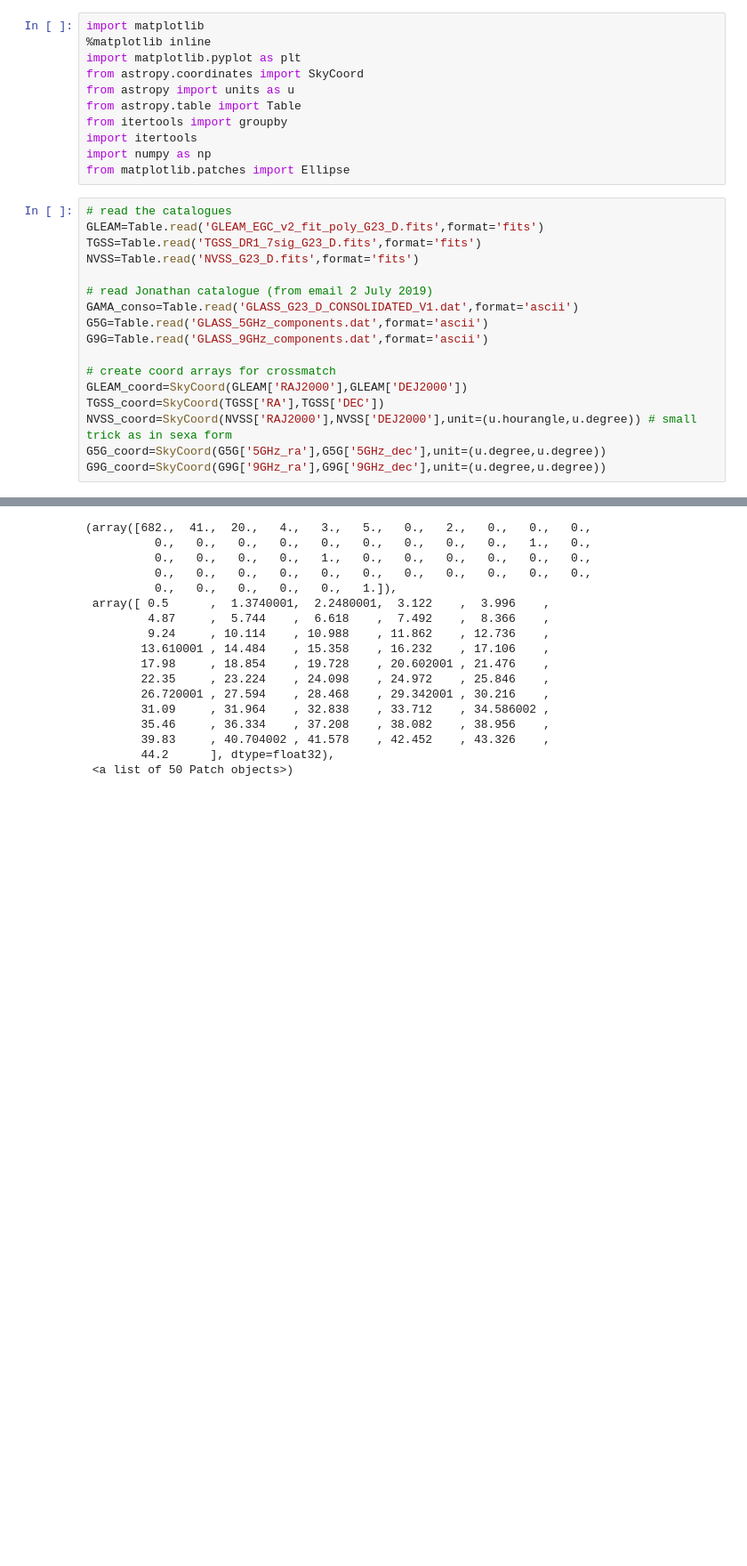
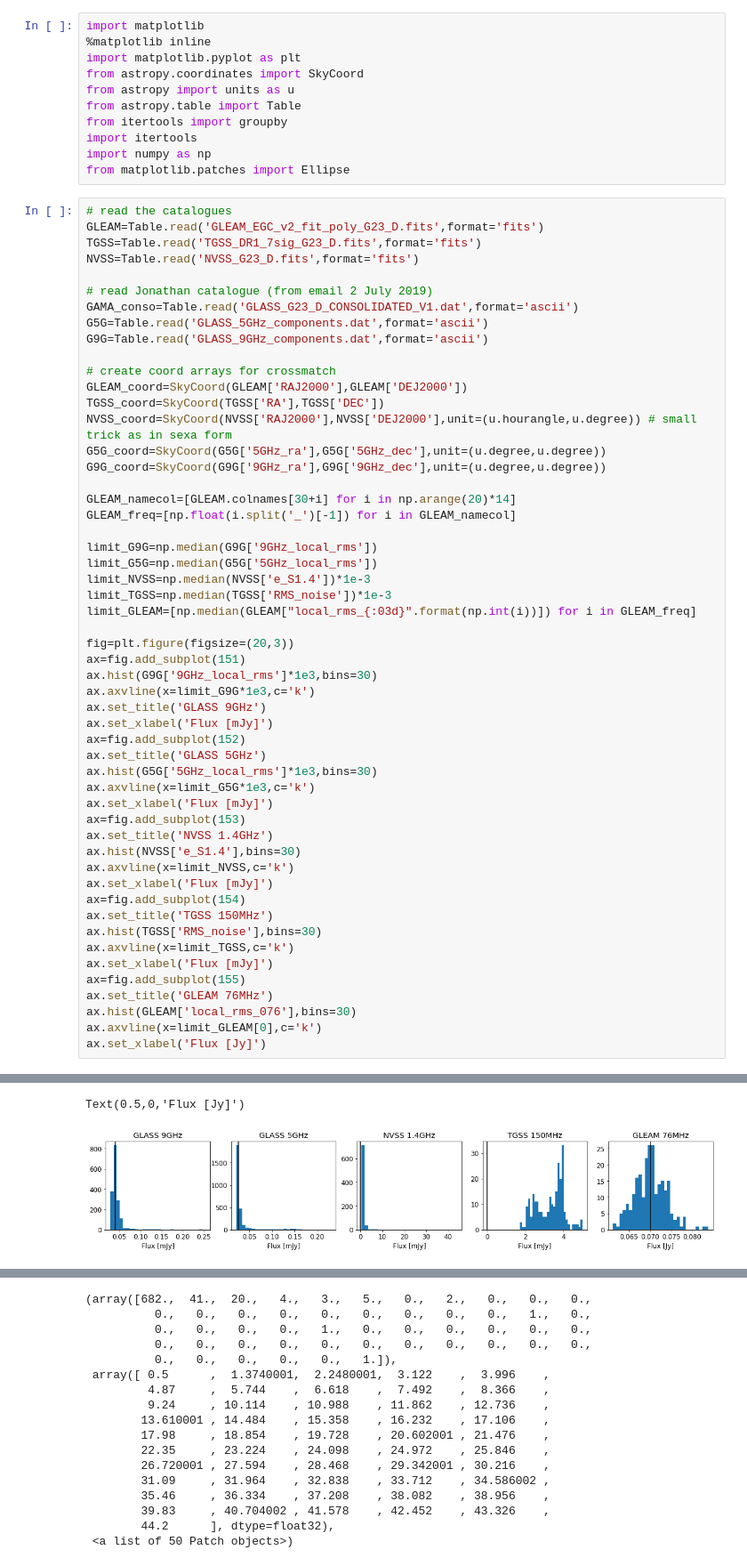
Before and after one commit to gdrouart/GLASS_SED_exploration, a Jupyter notebook: exploration_SED_GLASS.ipynb, the cells around one changed output, grey strips where cells are left out. Shown: that part at 89% size. Cells and saved outputs as stored; diff of their text form; blank space fills up the shorter version.

```diff
--- a/exploration_SED_GLASS.ipynb
+++ b/exploration_SED_GLASS.ipynb
@@ -12,22 +12,60 @@ from matplotlib.patches import Ellipse
 # %%
 # read the catalogues
 GLEAM=Table.read('GLEAM_EGC_v2_fit_poly_G23_D.fits',format='fits')
 TGSS=Table.read('TGSS_DR1_7sig_G23_D.fits',format='fits')
 NVSS=Table.read('NVSS_G23_D.fits',format='fits')
 
 # read Jonathan catalogue (from email 2 July 2019)
 GAMA_conso=Table.read('GLASS_G23_D_CONSOLIDATED_V1.dat',format='ascii')
 G5G=Table.read('GLASS_5GHz_components.dat',format='ascii')
 G9G=Table.read('GLASS_9GHz_components.dat',format='ascii')
 
 # create coord arrays for crossmatch
 GLEAM_coord=SkyCoord(GLEAM['RAJ2000'],GLEAM['DEJ2000'])
 TGSS_coord=SkyCoord(TGSS['RA'],TGSS['DEC'])
 NVSS_coord=SkyCoord(NVSS['RAJ2000'],NVSS['DEJ2000'],unit=(u.hourangle,u.degree)) # small trick as in sexa form
 G5G_coord=SkyCoord(G5G['5GHz_ra'],G5G['5GHz_dec'],unit=(u.degree,u.degree))
 G9G_coord=SkyCoord(G9G['9GHz_ra'],G9G['9GHz_dec'],unit=(u.degree,u.degree))
+
+GLEAM_namecol=[GLEAM.colnames[30+i] for i in np.arange(20)*14]
+GLEAM_freq=[np.float(i.split('_')[-1]) for i in GLEAM_namecol]
+
+limit_G9G=np.median(G9G['9GHz_local_rms'])
+limit_G5G=np.median(G5G['5GHz_local_rms'])
+limit_NVSS=np.median(NVSS['e_S1.4'])*1e-3
+limit_TGSS=np.median(TGSS['RMS_noise'])*1e-3
+limit_GLEAM=[np.median(GLEAM["local_rms_{:03d}".format(np.int(i))]) for i in GLEAM_freq]
+
+fig=plt.figure(figsize=(20,3))
+ax=fig.add_subplot(151)
+ax.hist(G9G['9GHz_local_rms']*1e3,bins=30)
+ax.axvline(x=limit_G9G*1e3,c='k')
+ax.set_title('GLASS 9GHz')
+ax.set_xlabel('Flux [mJy]')
+ax=fig.add_subplot(152)
+ax.set_title('GLASS 5GHz')
+ax.hist(G5G['5GHz_local_rms']*1e3,bins=30)
+ax.axvline(x=limit_G5G*1e3,c='k')
+ax.set_xlabel('Flux [mJy]')
+ax=fig.add_subplot(153)
+ax.set_title('NVSS 1.4GHz')
+ax.hist(NVSS['e_S1.4'],bins=30)
+ax.axvline(x=limit_NVSS,c='k')
+ax.set_xlabel('Flux [mJy]')
+ax=fig.add_subplot(154)
+ax.set_title('TGSS 150MHz')
+ax.hist(TGSS['RMS_noise'],bins=30)
+ax.axvline(x=limit_TGSS,c='k')
+ax.set_xlabel('Flux [mJy]')
+ax=fig.add_subplot(155)
+ax.set_title('GLEAM 76MHz')
+ax.hist(GLEAM['local_rms_076'],bins=30)
+ax.axvline(x=limit_GLEAM[0],c='k')
+ax.set_xlabel('Flux [Jy]')
 # %% [output]
 WARNING: VerifyWarning: It is strongly recommended that column names contain only upper and lower-case ASCII letters, digits, or underscores for maximum compatibility with other software (got '# name' ...
+Text(0.5,0,'Flux [Jy]')
+[figure, added]
 # %%
 # main figure
 fig=plt.figure(figsize=(12,12))
```
Also changed, not shown: parts of 4 cells of this notebook.
